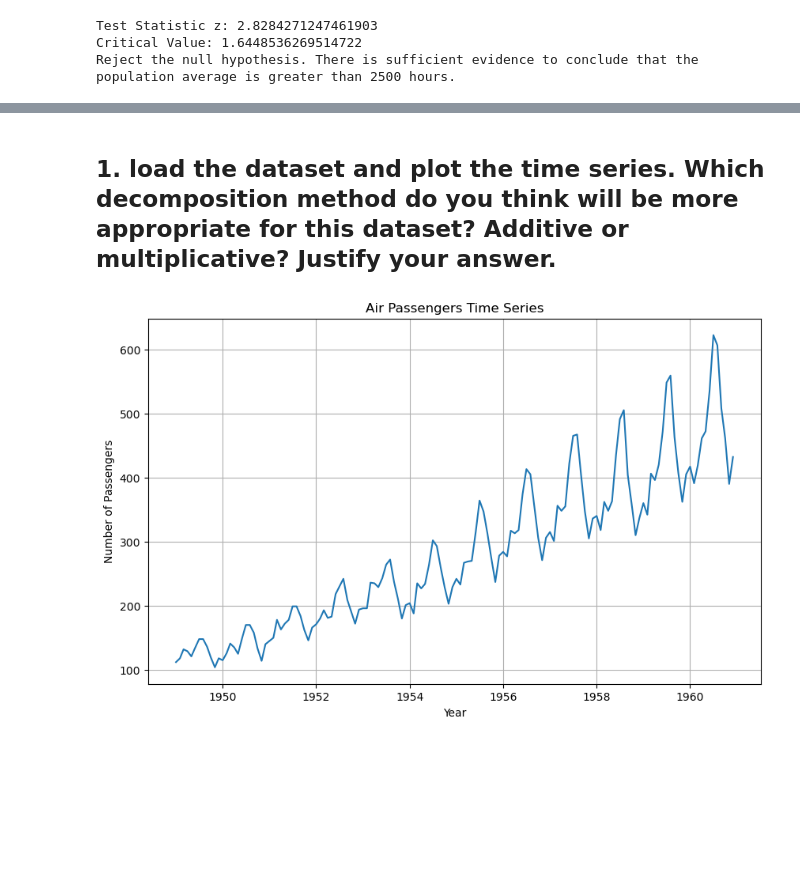
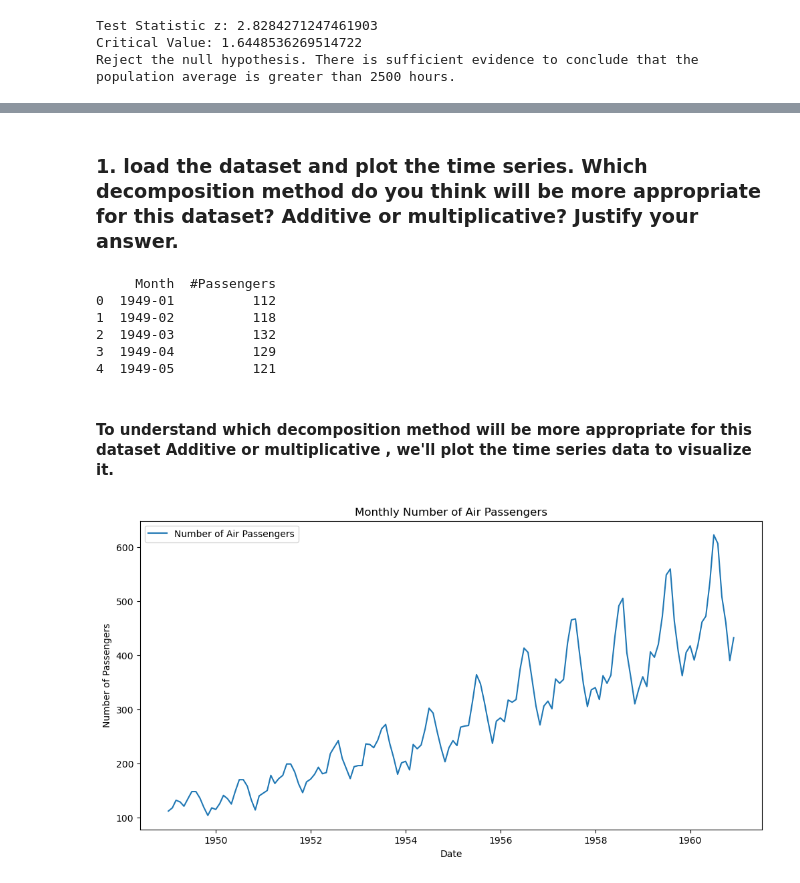
Before and after one commit to AkanchhaChoudhary/MSc-Data_Management_and_Business_Analytics, a Jupyter notebook: First_Trimester/Final_Assessment_Akanchha_Choudhary_96616.ipynb, the cells around one changed output, grey strips where cells are left out. Cells and saved outputs as stored; diff of their text form; code cells hidden in the pictures; blank space fills up the shorter version.

```diff
--- a/First_Trimester/Coding and statistics with python/Final_Assessment_Akanchha_Choudhary.ipynb
+++ b/First_Trimester/Final_Assessment_Akanchha_Choudhary_96616.ipynb
@@ -527,25 +469,37 @@ Time Series
 # %% [markdown]
-## 1. load the dataset and plot the time series. Which decomposition method do you think will be more appropriate for this dataset? Additive or multiplicative? Justify your answer.
+### 1. load the dataset and plot the time series. Which decomposition method do you think will be more appropriate for this dataset? Additive or multiplicative? Justify your answer.
+# %%
+import pandas as pd
+import matplotlib.pyplot as plt
+
+# Load the dataset
+df = pd.read_csv('/home/akanchha/Desktop/EDHEC/MSc-Data_Management_and_Business_Analytics/First_Trimester/12.1_AirPassengers.csv')
+
+# Display the first few rows of the dataset
+print(df.head())
+# %% [output]
+     Month  #Passengers
+0  1949-01          112
+1  1949-02          118
+2  1949-03          132
+3  1949-04          129
+4  1949-05          121
+# %% [markdown]
+#### To understand which decomposition method  will be more appropriate for this dataset Additive or multiplicative , we'll plot the time series data to visualize it.
 # %%
-import pandas as pd
-import matplotlib.pyplot as plt
-
-# Load the dataset
-df = pd.read_csv('/home/akanchha/Desktop/EDHEC/MSc-Data_Management_and_Business_Analytics/First_Trimester/12.1_AirPassengers.csv')
-
 # Convert the 'Month' column to datetime format
 df['Month'] = pd.to_datetime(df['Month'])
 
 # Set the 'Month' column as the index
 df.set_index('Month', inplace=True)
 
 # Plot the time series
-plt.figure(figsize=(10, 6))
-plt.plot(df)
-plt.title('Air Passengers Time Series')
-plt.xlabel('Year')
+plt.figure(figsize=(12, 6))
+plt.plot(df['#Passengers'], label='Number of Air Passengers')
+plt.xlabel('Date')
 plt.ylabel('Number of Passengers')
-plt.grid(True)
+plt.title('Monthly Number of Air Passengers')
+plt.legend()
 plt.show()
 # %% [output]
-[figure, old version]
+[figure, new version]
```
Also changed, not shown: parts of 40 cells of this notebook, 3 other files.
